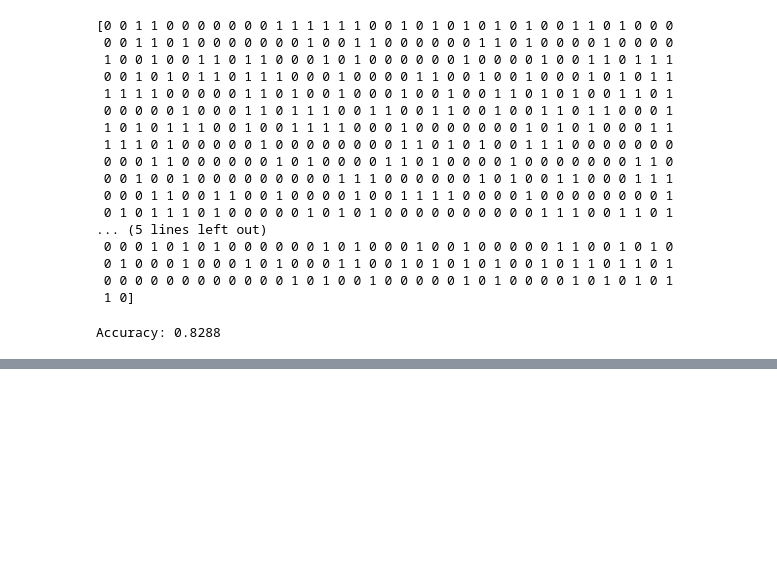
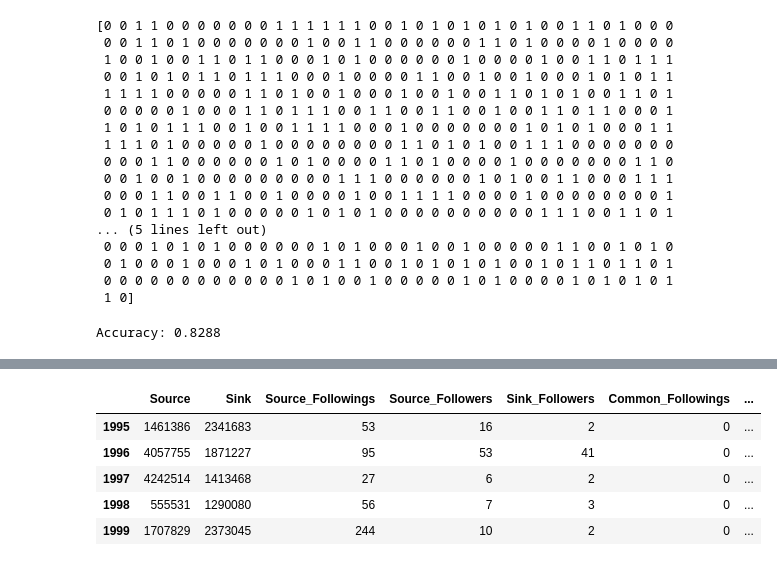
Before and after one commit to alexantoniogonzalez2/predicting-twitter-fake-connections, a Jupyter notebook: Alex_first_model.ipynb, the cells around one changed output, grey strips where cells are left out. Saved outputs shown, nothing was run; the diff lists cells and outputs as text; code cells hidden in the pictures; blank space fills up the shorter version.

```diff
--- a/Alex_first_model.ipynb
+++ b/Alex_first_model.ipynb
@@ -277,3 +262,5 @@ print(classes)
 print('Accuracy: ' + "{:.4f}".format(accuracy_score(Y_test, classes)))
 # %% [output]
 Accuracy: 0.8288
+# %%
+test_data = pd.read_csv("model_data/test_data.csv", sep='\t')
@@ -279,0 +276,15 @@ Accuracy: 0.8288
+# %%
+test_data['Common_Followings'] = test_data.apply(lambda x: followingInCommon(x['Source'], x['Sink']), axis=1)
+# %%
+test_data['Com_Followings_Ratio'] = test_data['Common_Followings']/test_data['Source_Followings']
+test_data['Followers_Ratio'] = test_data['Sink_Followers']/test_data['Source_Followers']
+test_data['Com_Followings_Ratio'] = test_data['Com_Followings_Ratio'].fillna(0)
+# %%
+test_data.tail()
+# %% [output]
+|  | Source | Sink | Source_Followings | Source_Followers | Sink_Followers | Common_Followings | ... |
+| 1995 | 1461386 | 2341683 | 53 | 16 | 2 | 0 | ... |
+| 1996 | 4057755 | 1871227 | 95 | 53 | 41 | 0 | ... |
+| 1997 | 4242514 | 1413468 | 27 | 6 | 2 | 0 | ... |
+| 1998 | 555531 | 1290080 | 56 | 7 | 3 | 0 | ... |
+| 1999 | 1707829 | 2373045 | 244 | 10 | 2 | 0 | ... |
```
Also changed, not shown: parts of 10 cells of this notebook, 2 other files.
